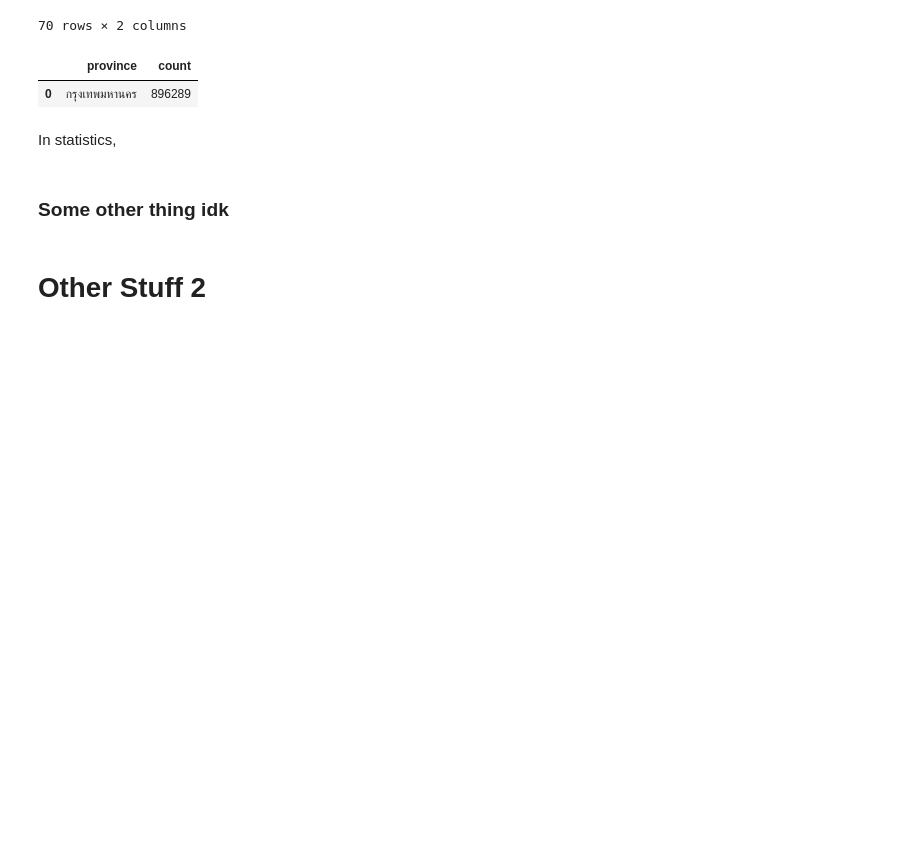
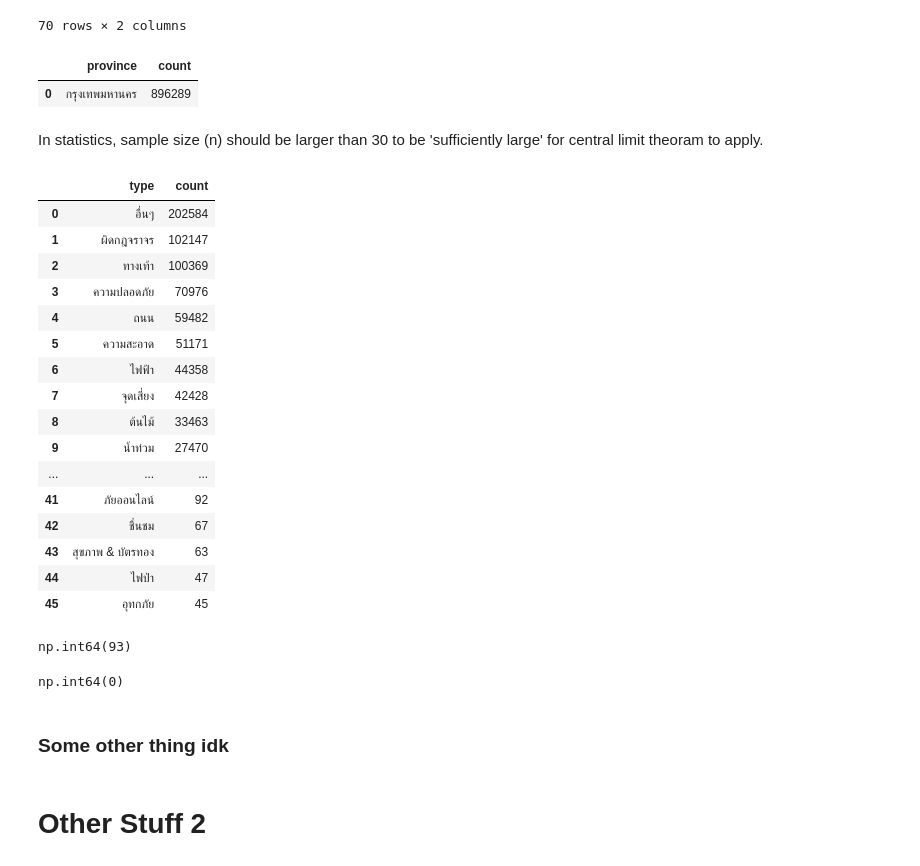
Before and after one commit to KhopSun/ChAMP_DataTrack_DADS, a Jupyter notebook: Question2_Part3.ipynb, the cells around one changed output. Drawn from its saved outputs; the diff is of its cells as text; code cells hidden in the pictures; blank space fills up the shorter version.

Commit message:
Getting started with analysing by 'type'

```diff
--- a/Question2_Part3.ipynb
+++ b/Question2_Part3.ipynb
@@ -557,5 +557,27 @@ combined_exploded_averages_df_bkk['province'].value_counts().reset_index()
 # %% [output]
 |  | province | count |
 | 0 | กรุงเทพมหานคร | 896289 |
-# %% [markdown]
-In statistics,
+# %% [markdown]
+In statistics, sample size (n) should be larger than 30 to be 'sufficiently large' for central limit theoram to apply.
+# %%
+type_count = combined_exploded_averages_df_bkk['type'].value_counts().reset_index()
+# %%
+type_count[type_count['count'] >= 30]
+# %% [output]
+|  | type | count |
+| 0 | อื่นๆ | 202584 |
+| 1 | ผิดกฎจราจร | 102147 |
+| 2 | ทางเท้า | 100369 |
+| 3 | ความปลอดภัย | 70976 |
+| 4 | ถนน | 59482 |
+| 5 | ความสะอาด | 51171 |
+| 6 | ไฟฟ้า | 44358 |
+| 7 | จุดเสี่ยง | 42428 |
+| 8 | ต้นไม้ | 33463 |
+| 9 | น้ำท่วม | 27470 |
+| ... | ... | ... |
+| 41 | ภัยออนไลน์ | 92 |
+| 42 | ชื่นชม | 67 |
+| 43 | สุขภาพ & บัตรทอง | 63 |
+| 44 | ไฟป่า | 47 |
+| 45 | อุทกภัย | 45 |
@@ -561,0 +586,4 @@ In statistics,
+# %%
+combined_exploded_averages_df_bkk['count'].isnull().sum()
+# %% [output]
+np.int64(93)
@@ -562,3 +592,7 @@ In statistics,
+# %%
+combined_exploded_averages_df_bkk['count'].isnull().sum()
+# %% [output]
+np.int64(0)
 # %% [markdown]
 ### Some other thing idk
 # %% [markdown]
```
Also changed, not shown: parts of 3 cells of this notebook.
